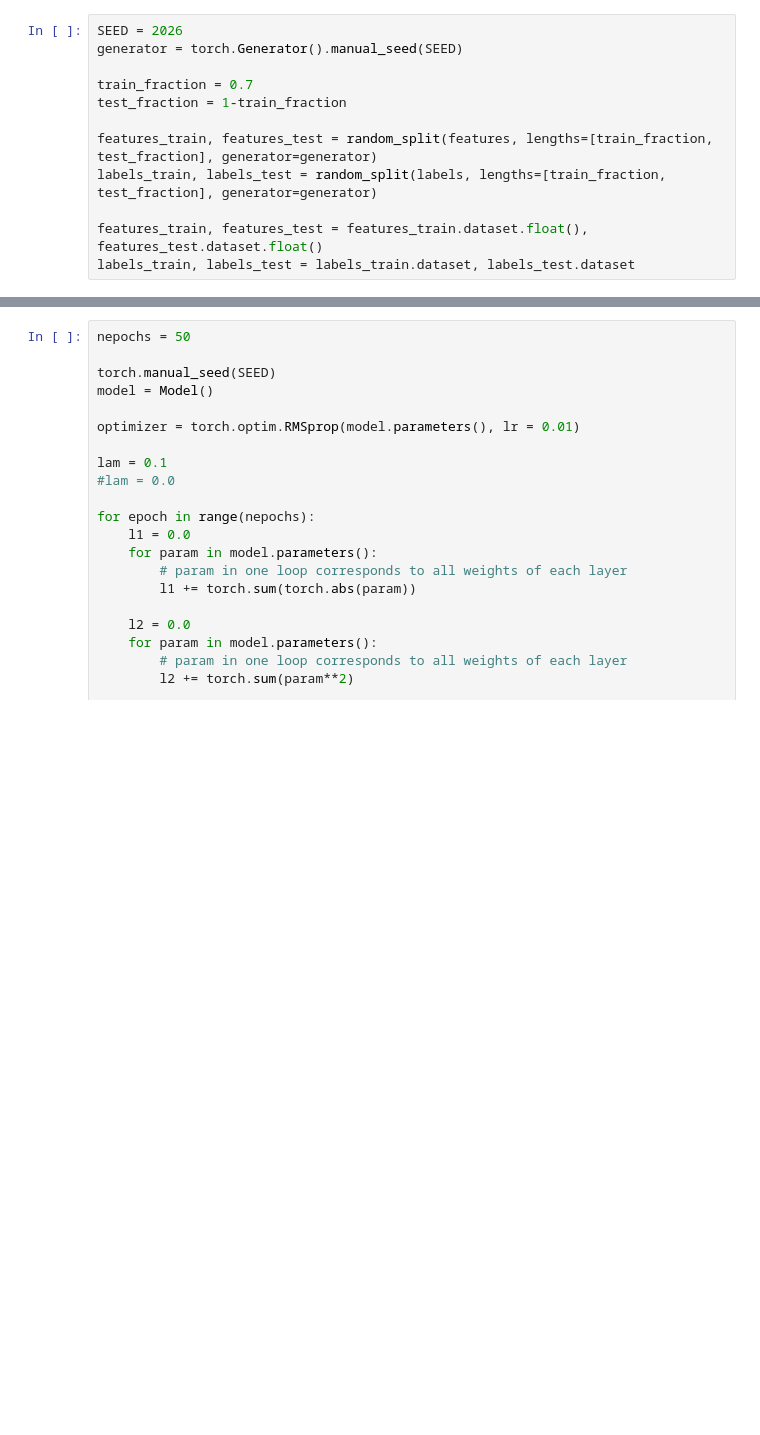
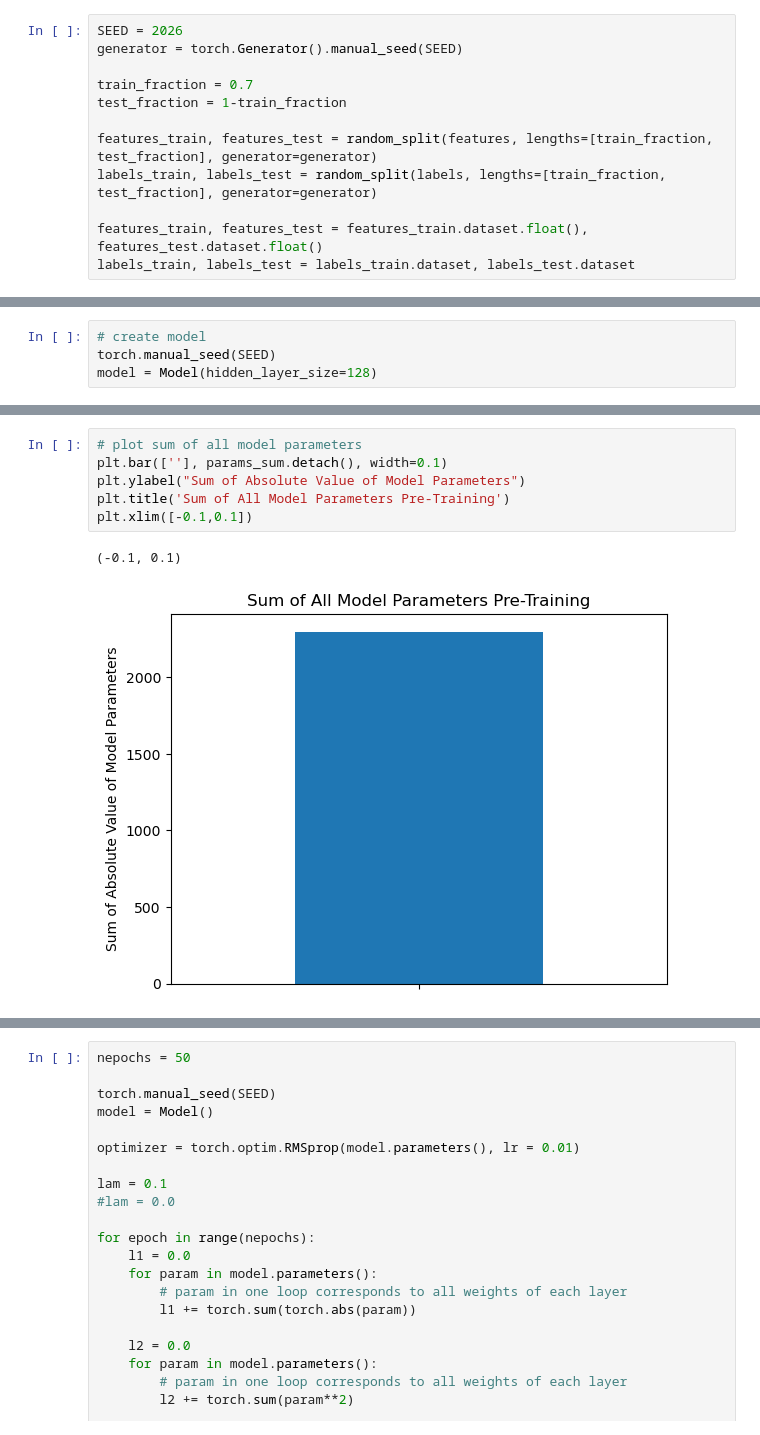
Before and after one commit to atleer/intro-to-deep-learning-dev, a Jupyter notebook: Day02/06_improve_network_through_regularization/06_improve_network_through_regularization.ipynb, the cells around one changed output, grey strips where cells are left out. Cells and saved outputs as stored; diff of their text form; blank space fills up the shorter version.

```diff
--- a/Day02/06_improve_network_through_regularization/06_improve_network_through_regularization.ipynb
+++ b/Day02/06_improve_network_through_regularization/06_improve_network_through_regularization.ipynb
@@ -159,0 +210,4 @@ tensor(4.7219, grad_fn=<SqrtBackward0>)
+# %%
+# create model
+torch.manual_seed(SEED)
+model = Model(hidden_layer_size=128)
@@ -159,0 +225,9 @@ tensor(4.7219, grad_fn=<SqrtBackward0>)
+# %%
+# plot sum of all model parameters
+plt.bar([''], params_sum.detach(), width=0.1)
+plt.ylabel("Sum of Absolute Value of Model Parameters")
+plt.title('Sum of All Model Parameters Pre-Training')
+plt.xlim([-0.1,0.1])
+# %% [output]
+(-0.1, 0.1)
+[figure, added]
```
Also changed, not shown: parts of 28 cells of this notebook.
